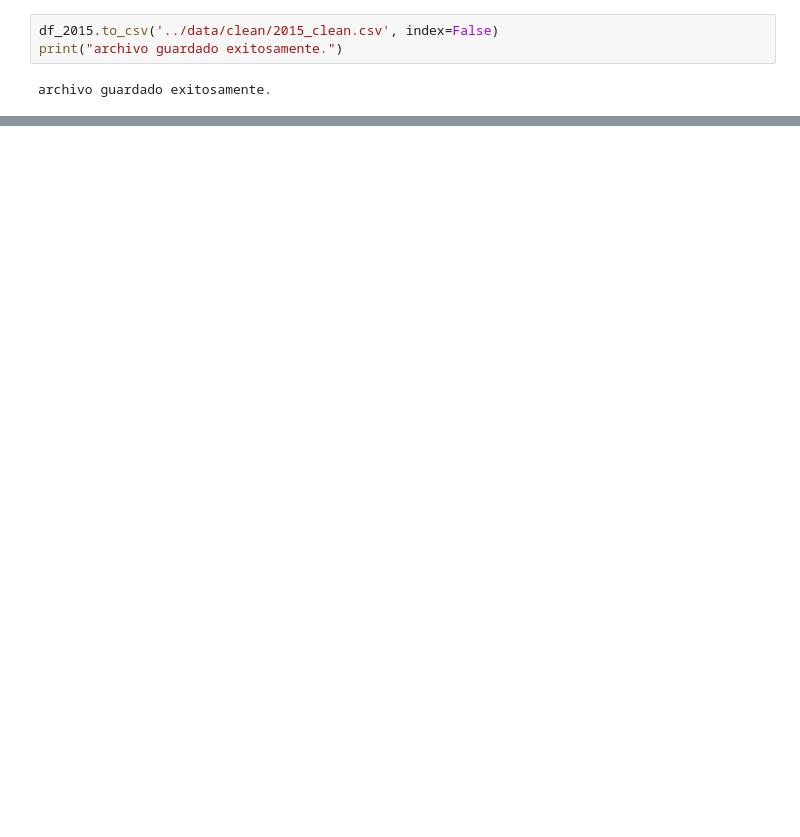
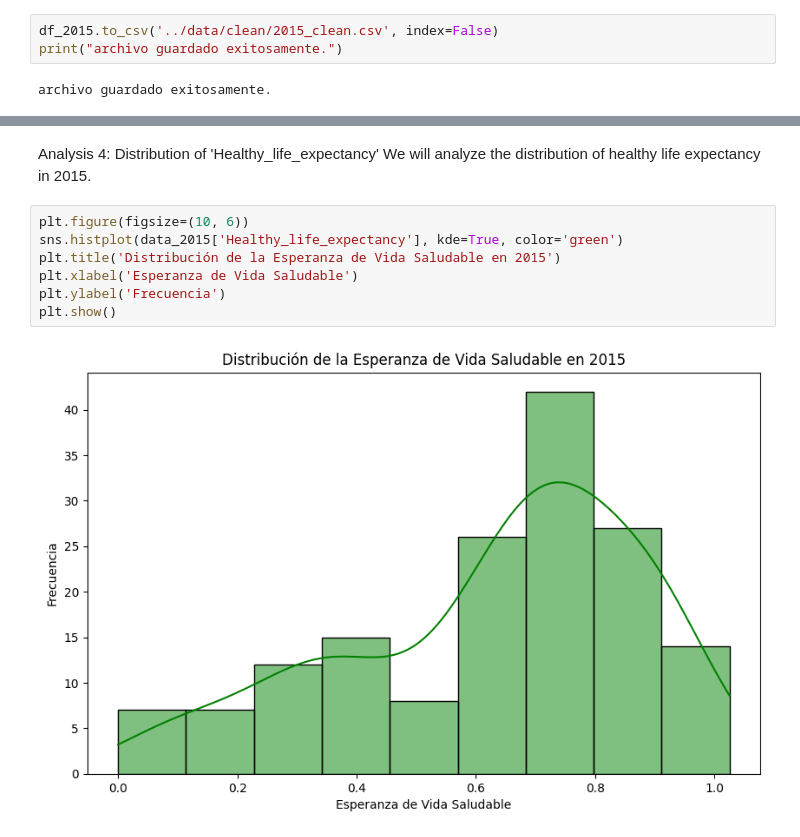
Before and after one commit to willyoung21/Happiness-Countries, a Jupyter notebook: notebooks/EDA_2015.ipynb, the cells around one changed output, grey strips where cells are left out. Saved outputs shown, nothing was run; the diff lists cells and outputs as text; blank space fills up the shorter version.

```diff
--- a/notebooks/EDA_2015.ipynb
+++ b/notebooks/EDA_2015.ipynb
@@ -121,0 +179,12 @@ archivo guardado exitosamente.
+# %% [markdown]
+Analysis 4: Distribution of 'Healthy_life_expectancy'
+We will analyze the distribution of healthy life expectancy in 2015.
+# %%
+plt.figure(figsize=(10, 6))
+sns.histplot(data_2015['Healthy_life_expectancy'], kde=True, color='green')
+plt.title('Distribución de la Esperanza de Vida Saludable en 2015')
+plt.xlabel('Esperanza de Vida Saludable')
+plt.ylabel('Frecuencia')
+plt.show()
+# %% [output]
+[figure, added]
```
Also changed, not shown: parts of 15 cells of this notebook, 5 other files.
